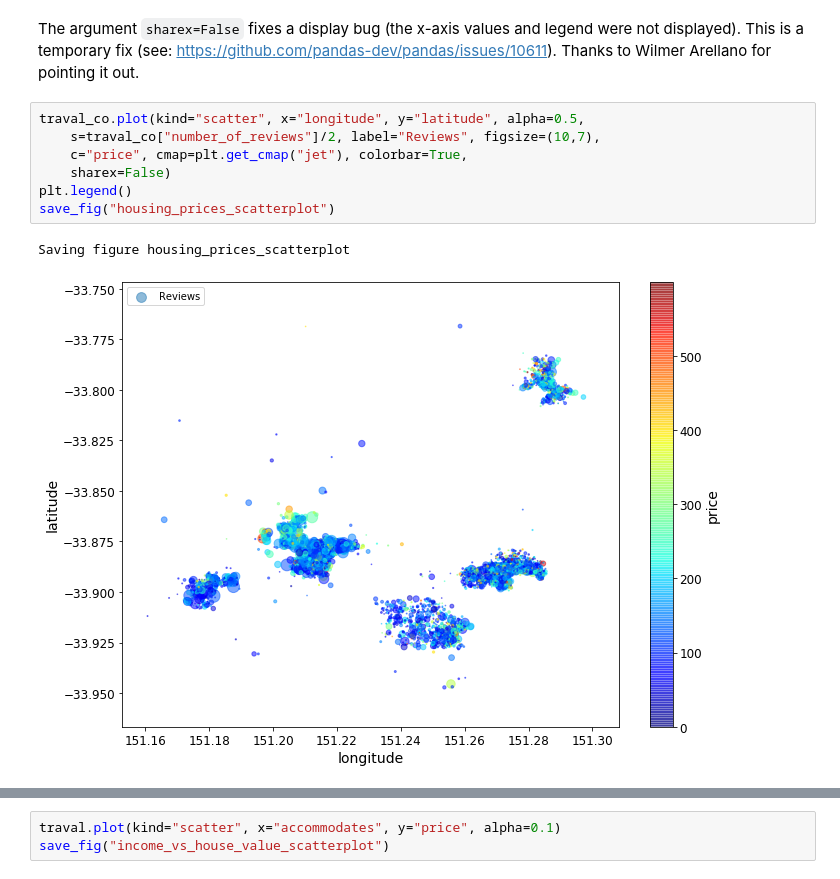
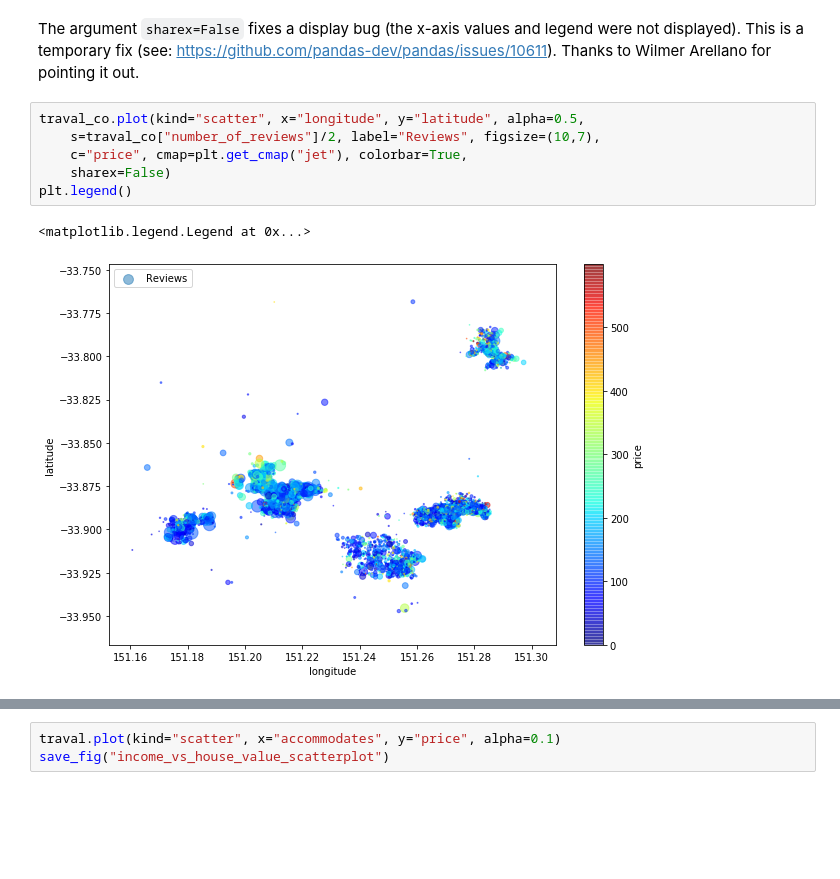
Before and after one commit to waldo102/AirBnB-Price-Prediction, a Jupyter notebook: airbnb_price_prediction.ipynb, the cells around one changed output, grey strips where cells are left out. Saved outputs shown, nothing was run; the diff lists cells and outputs as text; blank space fills up the shorter version.

```diff
--- a/airbnb_price_prediction.ipynb
+++ b/airbnb_price_prediction.ipynb
@@ -450,13 +447,12 @@ The argument `sharex=False` fixes a display bug (the x-axis values and legend we
 # %%
 traval_co.plot(kind="scatter", x="longitude", y="latitude", alpha=0.5,
     s=traval_co["number_of_reviews"]/2, label="Reviews", figsize=(10,7),
     c="price", cmap=plt.get_cmap("jet"), colorbar=True,
     sharex=False)
 plt.legend()
-save_fig("housing_prices_scatterplot")
 # %% [output]
-Saving figure housing_prices_scatterplot
+<matplotlib.legend.Legend at 0x...>
-[figure, old version]
+[figure, new version]
 # %%
 traval_co.shape
 # %% [output]
```
Also changed, not shown: parts of 19 cells of this notebook.
